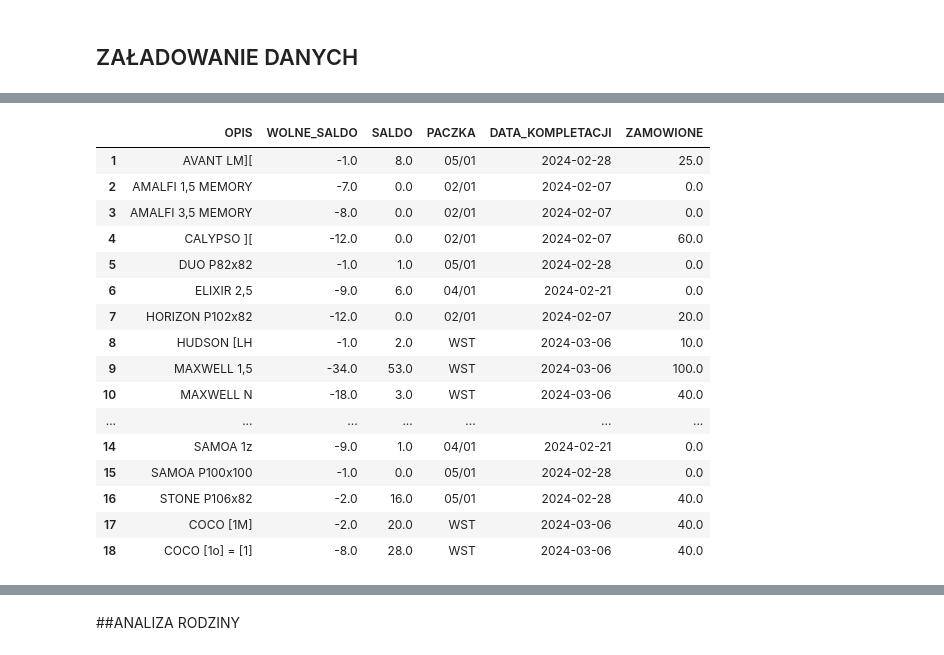
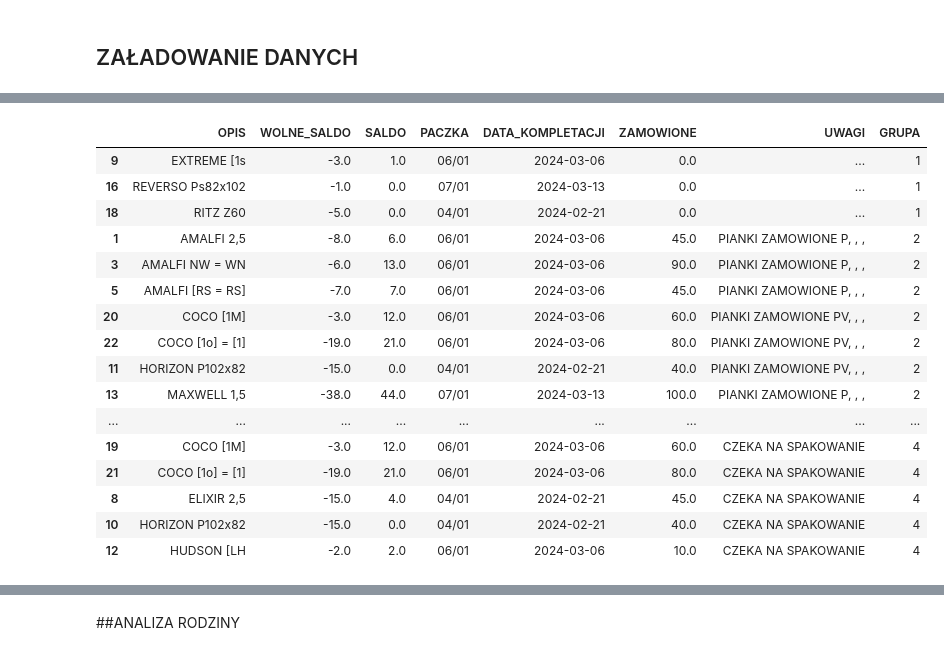
Before and after one commit to Mogarthron/Magazynier, a Jupyter notebook: PIANKI.ipynb, the cells around one changed output, grey strips where cells are left out. Saved outputs shown, nothing was run; the diff lists cells and outputs as text; code cells hidden in the pictures.

```diff
--- a/PIANKI.ipynb
+++ b/PIANKI.ipynb
@@ -896,15 +988,17 @@ def Braki(prt=True, WOLNE="SALDO"):
   kol_2 = pda + ["WST"]
 
   if WOLNE == "SALDO":
-    kol_1 = ["OPIS", "ZAMOWIONE", "SALDO", "WOLNE_SALDO"]
+    kol_1 = ["OPIS", "ZAMOWIONE", "CZEKA_NA_SPAKOWANIE", "CZESIOWO_DOSTARCZONE","SALDO", "WOLNE_SALDO"]
     kol_braki = ["OPIS","WOLNE_SALDO", "SALDO", "PACZKA", "DATA_KOMPLETACJI", "ZAMOWIONE"]
     braki = analiza[analiza.WOLNE_SALDO < 0][kol_1+kol_2]
+    braki["ZAMOWIONE"] =  braki.ZAMOWIONE + braki.CZEKA_NA_SPAKOWANIE + braki.CZESIOWO_DOSTARCZONE
     saldo = braki.SALDO.to_numpy()
 
   if WOLNE == "NIE_SPAK":
-    kol_1 = ["OPIS", "ZAMOWIONE", "SALDO_Z_NIE_SPAK", "WOLNE_NIE_SPAK"]
+    kol_1 = ["OPIS", "ZAMOWIONE", "CZEKA_NA_SPAKOWANIE", "CZESIOWO_DOSTARCZONE","SALDO_Z_NIE_SPAK", "WOLNE_NIE_SPAK"]
     kol_braki = ["OPIS","WOLNE_NIE_SPAK", "SALDO_Z_NIE_SPAK", "PACZKA", "DATA_KOMPLETACJI", "ZAMOWIONE"]
     braki = analiza[analiza.WOLNE_NIE_SPAK < 0][kol_1+kol_2]
+    # braki["ZAMOWIONE"] =  braki.ZAMOWIONE + braki.CZEKA_NA_SPAKOWANIE + braki.CZESIOWO_DOSTARCZONE
     saldo = braki.SALDO_Z_NIE_SPAK.to_numpy()
 
   kiedy_zabraknie = ["" for x in range(braki.shape[0])]
@@ -937,10 +1031,34 @@ def Braki(prt=True, WOLNE="SALDO"):
       return data_WST
 
   braki["DATA_KOMPLETACJI"] = braki.PACZKA.apply(data_kompletacji)#.dt.strftime("%Y-%m-%d")
-  braki.set_index(pd.Index([x for x in range(1, braki.shape[0]+1)]),inplace=True)
+  # braki.set_index(pd.Index([x for x in range(1, braki.shape[0]+1)]),inplace=True)
+
+  lista_brakujacych_modeli = braki.OPIS
+  zp = zam_pianki[(zam_pianki.STATUS_KOMPLETACJA != '1')&(zam_pianki.OPIS.isin(lista_brakujacych_modeli))][["OPIS", "ILE_ZAMOWIONE","ZNACZNIK_DOSTAWCY", "STATUS_KOMPLETACJA", "dos1", "dos2", "dostarczono"]]
+  # list(lista_brakujacych_modeli)[0]
+  braki = braki.merge(zp, how="left", on="OPIS")
+  braki[["dos1", "dos2"]] = braki[["dos1", "dos2"]].fillna("")
+  braki["ZNACZNIK_DOSTAWCY"] = braki["ZNACZNIK_DOSTAWCY"].fillna("")
+  braki["STATUS_KOMPLETACJA"] = braki["STATUS_KOMPLETACJA"].fillna("")
+
+  braki["dos1"] = braki.dos1.apply(lambda x: x.split(">")[-1])
+  braki["dos2"] = braki.dos2.apply(lambda x: x.split(">")[-1])
 
 
-  return braki[kol_braki], {"POZYCJE": braki.shape[0], "ILOSC_BAKOW": abs(braki[braki.columns[3]].sum())}
+  def grupa(dostarczono, zd, sk, d1, d2):
+    if zd == "":
+      return "...", 1
+    elif zd != "" and dostarczono == 0:
+      return f"PIANKI ZAMOWIONE {zd}, {sk}, {d1.split('>')[0]}, {d2.split('>')[0]}", 2
+    elif zd != "" and dostarczono == 1:
+      return f"DOSTARCONO CZESCIOWO {zd}, {sk}, {d1.split('>')[0]}, {d2.split('>')[0]}", 3
+
+    return "CZEKA NA SPAKOWANIE", 4
+
+  braki["UWAGI"] = braki.apply(lambda x: grupa(x.dostarczono, x.ZNACZNIK_DOSTAWCY, x.STATUS_KOMPLETACJA, x.dos1, x.dos2)[0], axis=1)
+  braki["GRUPA"] = braki.apply(lambda x: grupa(x.dostarczono, x.ZNACZNIK_DOSTAWCY, x.STATUS_KOMPLETACJA, x.dos1, x.dos2)[1], axis=1)
+  # braki
+  return braki[kol_braki+["UWAGI", "GRUPA"]], {"POZYCJE": braki.shape[0], "ILOSC_BAKOW": abs(braki[braki.columns[3]].sum())}
 
 def Zagrozone(prt=True, WOLNE="SALDO"):
   if WOLNE == "SALDO":
@@ -960,7 +1078,7 @@ def Zagrozone(prt=True, WOLNE="SALDO"):
 
 import plotly.express as px
 
-def Wykres_propozucji_zamowien():
+def Wykres_propozycji_zamowien():
   oao = Ogolna_analiza_objetosci("podsum").reset_index()
 
 
@@ -1023,21 +1159,22 @@ zam_pianki[zam_pianki.dostarczono == 2]
 # %%
-br = Braki(WOLNE="SALDO")[0] #zamówiane + czesciowo dostarczone zsumowac kolumny
-br#.to_excel("BRAKI.xlsx")
+br = Braki(WOLNE="SALDO")[0] #DODAĆ DO ZAMOWIONYCH CZESIOWO DOSTARCZONE!!
+# br#.to_excel("BRAKI.xlsx")
+br.sort_values(by=["GRUPA", "OPIS"])
 # %% [output]
-|  | OPIS | WOLNE_SALDO | SALDO | PACZKA | DATA_KOMPLETACJI | ZAMOWIONE |
-| 1 | AVANT LM][ | -1.0 | 8.0 | 05/01 | 2024-02-28 | 25.0 |
-| 2 | AMALFI 1,5 MEMORY | -7.0 | 0.0 | 02/01 | 2024-02-07 | 0.0 |
-| 3 | AMALFI 3,5 MEMORY | -8.0 | 0.0 | 02/01 | 2024-02-07 | 0.0 |
-| 4 | CALYPSO ][ | -12.0 | 0.0 | 02/01 | 2024-02-07 | 60.0 |
-| 5 | DUO P82x82 | -1.0 | 1.0 | 05/01 | 2024-02-28 | 0.0 |
-| 6 | ELIXIR 2,5 | -9.0 | 6.0 | 04/01 | 2024-02-21 | 0.0 |
-| 7 | HORIZON P102x82 | -12.0 | 0.0 | 02/01 | 2024-02-07 | 20.0 |
-| 8 | HUDSON [LH | -1.0 | 2.0 | WST | 2024-03-06 | 10.0 |
-| 9 | MAXWELL 1,5 | -34.0 | 53.0 | WST | 2024-03-06 | 100.0 |
-| 10 | MAXWELL N | -18.0 | 3.0 | WST | 2024-03-06 | 40.0 |
-| ... | ... | ... | ... | ... | ... | ... |
-| 14 | SAMOA 1z | -9.0 | 1.0 | 04/01 | 2024-02-21 | 0.0 |
-| 15 | SAMOA P100x100 | -1.0 | 0.0 | 05/01 | 2024-02-28 | 0.0 |
-| 16 | STONE P106x82 | -2.0 | 16.0 | 05/01 | 2024-02-28 | 40.0 |
-| 17 | COCO [1M] | -2.0 | 20.0 | WST | 2024-03-06 | 40.0 |
-| 18 | COCO [1o] = [1] | -8.0 | 28.0 | WST | 2024-03-06 | 40.0 |
+|  | OPIS | WOLNE_SALDO | SALDO | PACZKA | DATA_KOMPLETACJI | ZAMOWIONE | UWAGI | GRUPA |
+| 9 | EXTREME [1s | -3.0 | 1.0 | 06/01 | 2024-03-06 | 0.0 | ... | 1 |
+| 16 | REVERSO Ps82x102 | -1.0 | 0.0 | 07/01 | 2024-03-13 | 0.0 | ... | 1 |
+| 18 | RITZ Z60 | -5.0 | 0.0 | 04/01 | 2024-02-21 | 0.0 | ... | 1 |
+| 1 | AMALFI 2,5 | -8.0 | 6.0 | 06/01 | 2024-03-06 | 45.0 | PIANKI ZAMOWIONE P, , , | 2 |
+| 3 | AMALFI NW = WN | -6.0 | 13.0 | 06/01 | 2024-03-06 | 90.0 | PIANKI ZAMOWIONE P, , , | 2 |
+| 5 | AMALFI [RS = RS] | -7.0 | 7.0 | 06/01 | 2024-03-06 | 45.0 | PIANKI ZAMOWIONE P, , , | 2 |
+| 20 | COCO [1M] | -3.0 | 12.0 | 06/01 | 2024-03-06 | 60.0 | PIANKI ZAMOWIONE PV, , , | 2 |
+| 22 | COCO [1o] = [1] | -19.0 | 21.0 | 06/01 | 2024-03-06 | 80.0 | PIANKI ZAMOWIONE PV, , , | 2 |
+| 11 | HORIZON P102x82 | -15.0 | 0.0 | 04/01 | 2024-02-21 | 40.0 | PIANKI ZAMOWIONE PV, , , | 2 |
+| 13 | MAXWELL 1,5 | -38.0 | 44.0 | 07/01 | 2024-03-13 | 100.0 | PIANKI ZAMOWIONE P, , , | 2 |
+| ... | ... | ... | ... | ... | ... | ... | ... | ... |
+| 19 | COCO [1M] | -3.0 | 12.0 | 06/01 | 2024-03-06 | 60.0 | CZEKA NA SPAKOWANIE | 4 |
+| 21 | COCO [1o] = [1] | -19.0 | 21.0 | 06/01 | 2024-03-06 | 80.0 | CZEKA NA SPAKOWANIE | 4 |
+| 8 | ELIXIR 2,5 | -15.0 | 4.0 | 04/01 | 2024-02-21 | 45.0 | CZEKA NA SPAKOWANIE | 4 |
+| 10 | HORIZON P102x82 | -15.0 | 0.0 | 04/01 | 2024-02-21 | 40.0 | CZEKA NA SPAKOWANIE | 4 |
+| 12 | HUDSON [LH | -2.0 | 2.0 | 06/01 | 2024-03-06 | 10.0 | CZEKA NA SPAKOWANIE | 4 |
```
Also changed, not shown: parts of 69 cells of this notebook.
